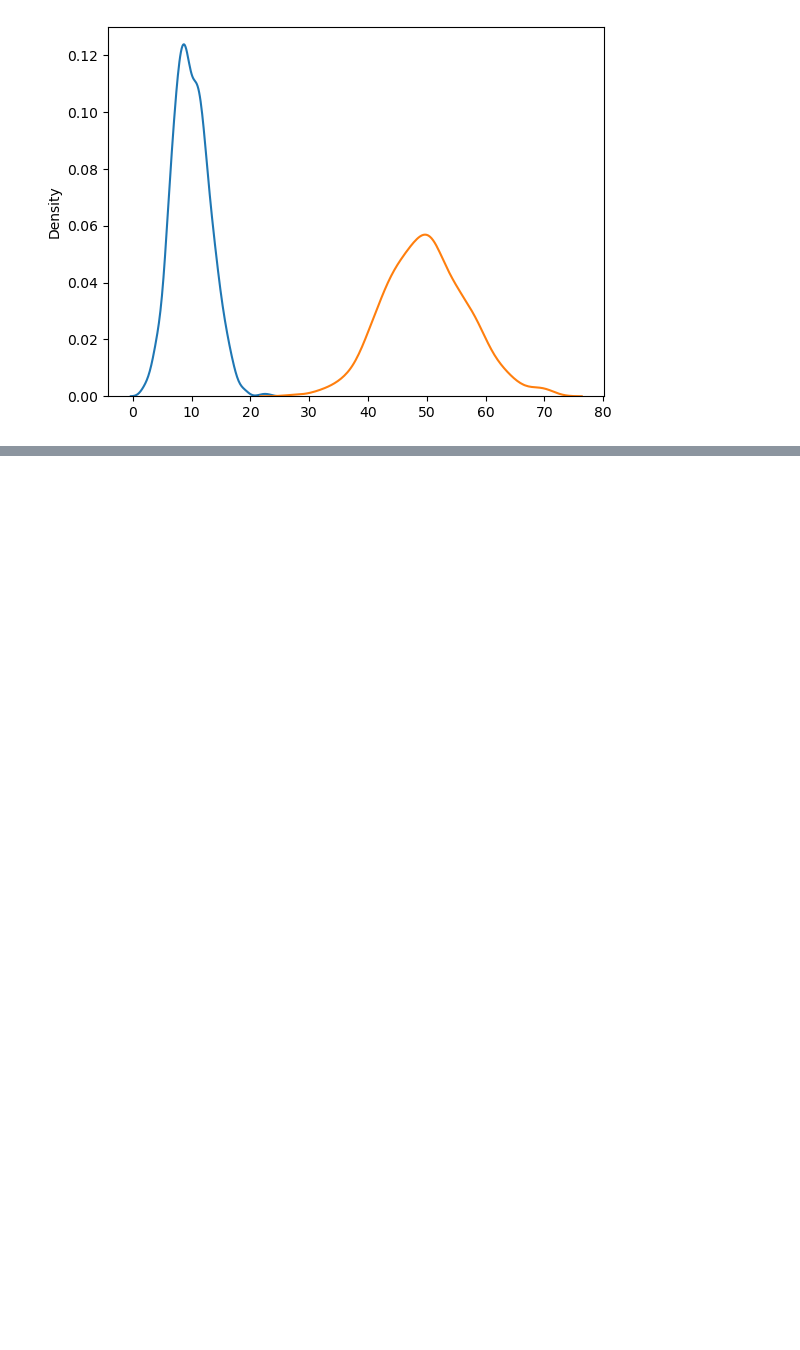
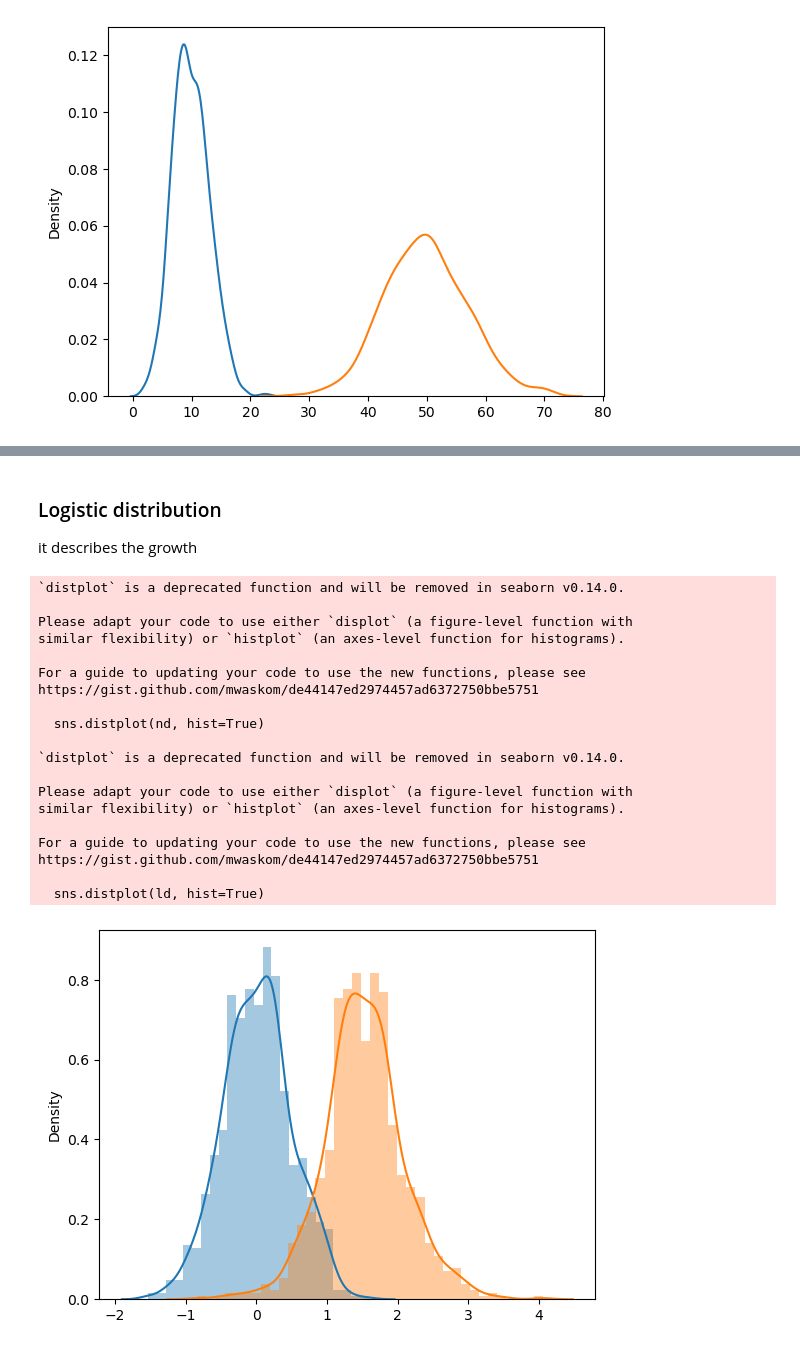
Before and after one commit to sudiptoshahin/brief-intro-ml, a Jupyter notebook: numpy-1.ipynb, the cells around one changed output, grey strips where cells are left out. Saved outputs shown, nothing was run; the diff lists cells and outputs as text; code cells hidden in the pictures; blank space fills up the shorter version.

```diff
--- a/numpy-1.ipynb
+++ b/numpy-1.ipynb
@@ -426,0 +457,35 @@ https://gist.github.com/mwaskom/de44147ed2974457ad6372750bbe5751
+# %% [markdown]
+### Logistic distribution
+it describes the growth
+# %%
+import numpy as np
+import matplotlib.pyplot as plt
+import seaborn as sns
+
+nd = np.random.normal(scale=0.5, size=1000)
+ld = np.random.logistic(loc=1.53, scale=0.3, size=1000)
+
+sns.distplot(nd, hist=True)
+sns.distplot(ld, hist=True)
+plt.show()
+# %% [output]
+`distplot` is a deprecated function and will be removed in seaborn v0.14.0.
+
+Please adapt your code to use either `displot` (a figure-level function with
+similar flexibility) or `histplot` (an axes-level function for histograms).
+
+For a guide to updating your code to use the new functions, please see
+https://gist.github.com/mwaskom/de44147ed2974457ad6372750bbe5751
+
+  sns.distplot(nd, hist=True)
+
+`distplot` is a deprecated function and will be removed in seaborn v0.14.0.
+
+Please adapt your code to use either `displot` (a figure-level function with
+similar flexibility) or `histplot` (an axes-level function for histograms).
+
+For a guide to updating your code to use the new functions, please see
+https://gist.github.com/mwaskom/de44147ed2974457ad6372750bbe5751
+
+  sns.distplot(ld, hist=True)
+[figure, added]
```
Also changed, not shown: parts of 5 cells of this notebook, 12 other files.
